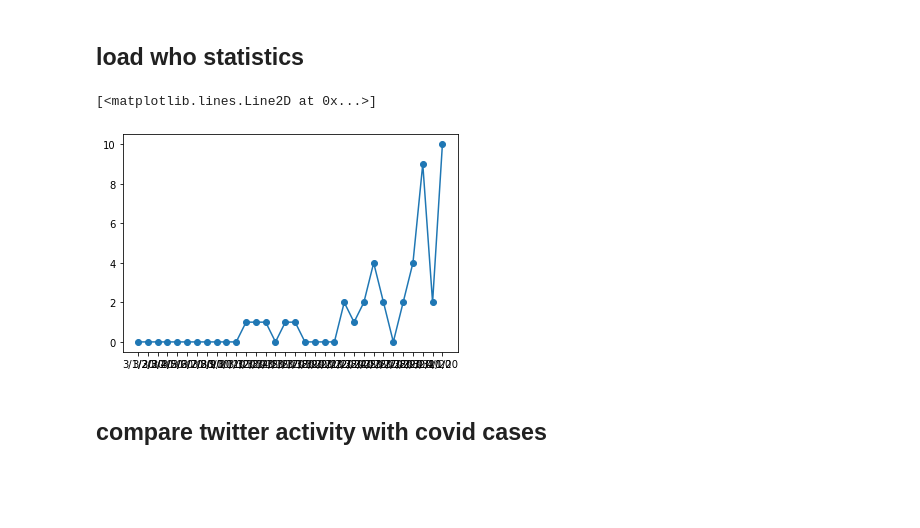
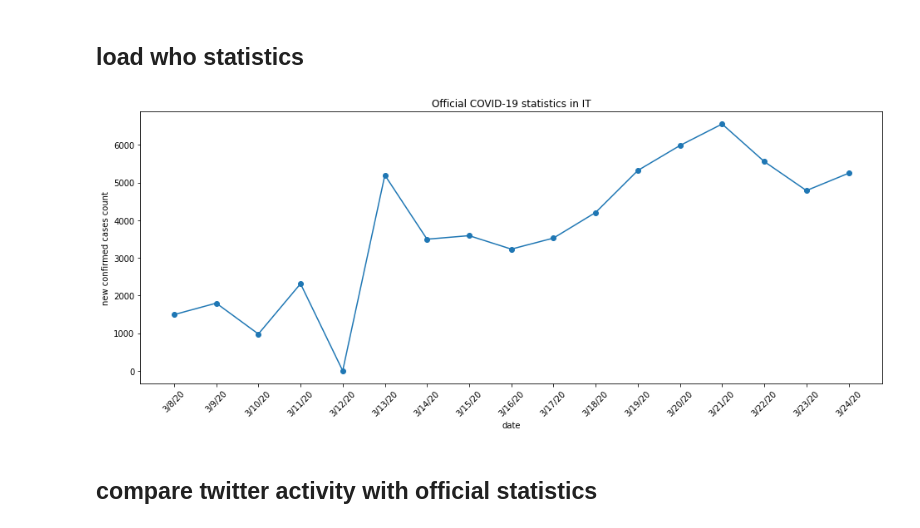
Before and after one commit to mszpyrka/CoronavirusMining, a Jupyter notebook: analysis/who-vs-twitter.ipynb, the cells around one changed output. Saved outputs shown, nothing was run; the diff lists cells and outputs as text; code cells hidden in the pictures; blank space fills up the shorter version.

```diff
--- a/analysis/who-vs-twitter.ipynb
+++ b/analysis/who-vs-twitter.ipynb
@@ -67,9 +82,3 @@ class TwitterDataLoader:
 # directory with daily statistics files
 twitter_data_source = './data/twitter/'
 twitter_data = TwitterDataLoader(twitter_data_source)
-# %%
-start_date = '8 mar 2020'
-end_date = '13 mar 2020'
-days = days_range(start_date, end_date)
-data = twitter_data.get_data('PL', days)
-plt.plot(data, 'o-')
@@ -125,21 +149,31 @@ class WhoDataLoader:
         if days is None:
             return country_record
 
+        days = days_range(*days)
         days_str = [day.strftime("%-m/%-d/%y") for day in days]
         return country_record[days_str]
 # %%
 # directory with csv files (confirmed, deaths and recovered)
 who_data_source = './data/who/'
 who_data = WhoDataLoader(who_data_source)
-# %%
-start_date = '1 mar 2020'
-end_date = '1 apr 2020'
-days = days_range(start_date, end_date)
-
-data = who_data.get_data('PL', 'deaths', days, cumulative=False)
-plt.plot(data, 'o-')
-# %% [output]
-[<matplotlib.lines.Line2D at 0x...>]
-[figure, removed]
+# %%
+start_date = '8 mar 2020'
+end_date = '24 mar 2020'
+country = 'IT'
+source = 'confirmed'
+
+data = who_data.get_data(country, source, (start_date, end_date), cumulative=False)
+
+plt.figure(figsize=(16, 6))
+plt.plot(data, 'o-')
+
+plt.title(f'Official COVID-19 statistics in {country}')
+plt.xticks(rotation=45)
+plt.xlabel('date')
+plt.ylabel(f'new {source} cases count')
+
+plt.show()
+# %% [output]
+[figure, added]
 # %% [markdown]
-## compare twitter activity with covid cases
+## compare twitter activity with official statistics
```
Also changed, not shown: parts of 5 cells of this notebook.
